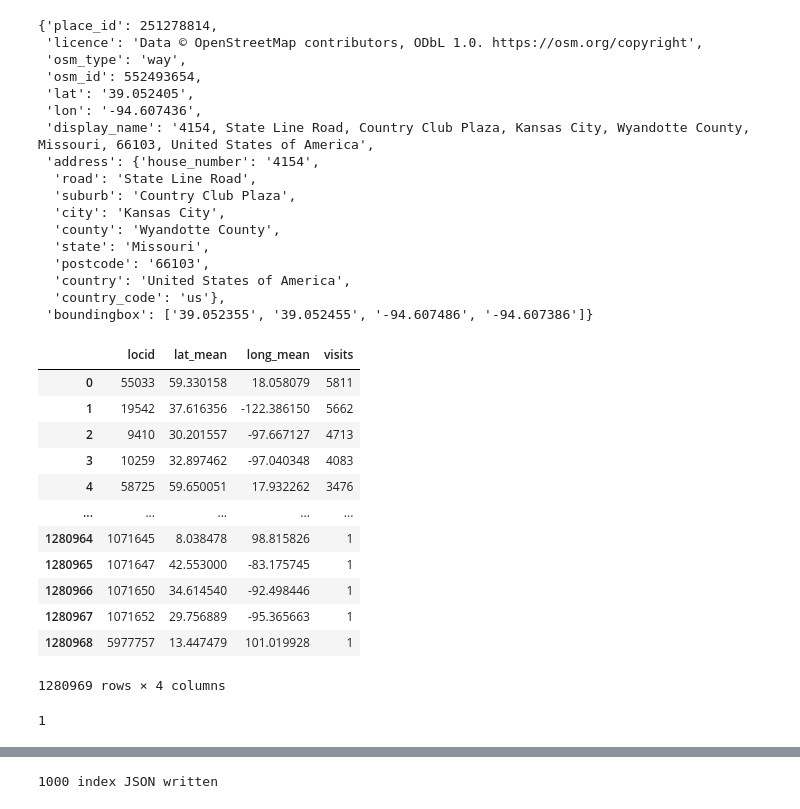
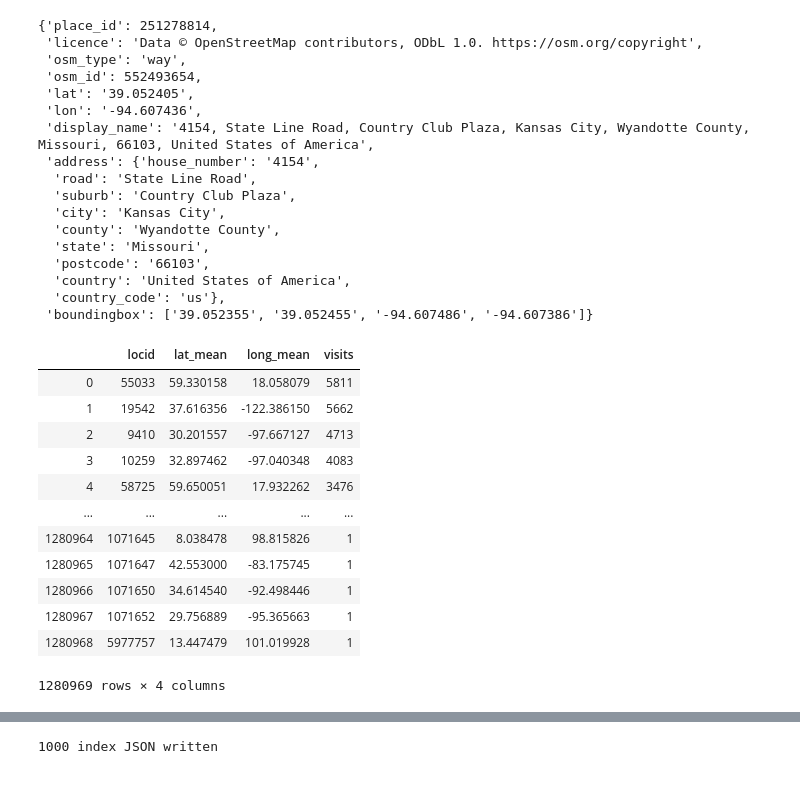
Before and after one commit to BetoBob/csc_481, a Jupyter notebook: project/CSC481_Project.ipynb, the cells around one changed output, grey strips where cells are left out. Drawn from its saved outputs; the diff is of its cells as text; code cells hidden in the pictures.

```diff
--- a/project/CSC481_Project.ipynb
+++ b/project/CSC481_Project.ipynb
@@ -275,23 +275,20 @@ from geopy.geocoders import Nominatim
 geolocator = Nominatim()
 
 sorted_places = places.sort_values('visits', ascending=False).reset_index()
-# %%
-sorted_places
-# %% [output]
-|  | locid | lat_mean | long_mean | visits |
-| 0 | 55033 | 59.330158 | 18.058079 | 5811 |
-| 1 | 19542 | 37.616356 | -122.386150 | 5662 |
-| 2 | 9410 | 30.201557 | -97.667127 | 4713 |
-| 3 | 10259 | 32.897462 | -97.040348 | 4083 |
-| 4 | 58725 | 59.650051 | 17.932262 | 3476 |
-| ... | ... | ... | ... | ... |
-| 1280964 | 1071645 | 8.038478 | 98.815826 | 1 |
-| 1280965 | 1071647 | 42.553000 | -83.175745 | 1 |
-| 1280966 | 1071650 | 34.614540 | -92.498446 | 1 |
-| 1280967 | 1071652 | 29.756889 | -95.365663 | 1 |
-| 1280968 | 5977757 | 13.447479 | 101.019928 | 1 |
-1280969 rows × 4 columns
-# %%
-1 % 1000
-# %% [output]
-1
+# %%
+sorted_places = places.sort_values('visits', ascending=False).reset_index()
+sorted_places
+# %% [output]
+|  | locid | lat_mean | long_mean | visits |
+| 0 | 55033 | 59.330158 | 18.058079 | 5811 |
+| 1 | 19542 | 37.616356 | -122.386150 | 5662 |
+| 2 | 9410 | 30.201557 | -97.667127 | 4713 |
+| 3 | 10259 | 32.897462 | -97.040348 | 4083 |
+| 4 | 58725 | 59.650051 | 17.932262 | 3476 |
+| ... | ... | ... | ... | ... |
+| 1280964 | 1071645 | 8.038478 | 98.815826 | 1 |
+| 1280965 | 1071647 | 42.553000 | -83.175745 | 1 |
+| 1280966 | 1071650 | 34.614540 | -92.498446 | 1 |
+| 1280967 | 1071652 | 29.756889 | -95.365663 | 1 |
+| 1280968 | 5977757 | 13.447479 | 101.019928 | 1 |
+1280969 rows × 4 columns
```
Also changed, not shown: parts of 6 cells of this notebook.
